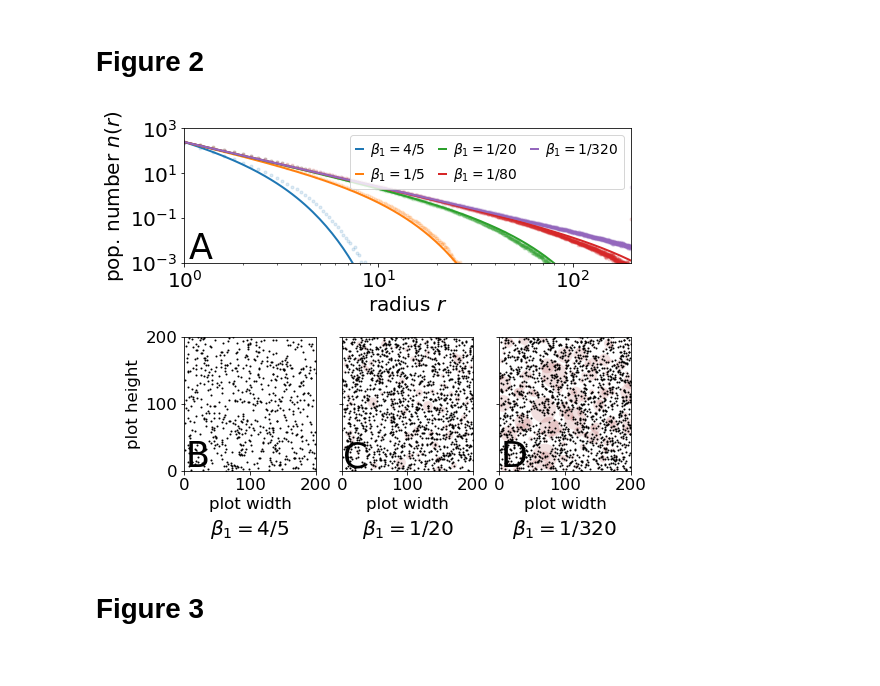
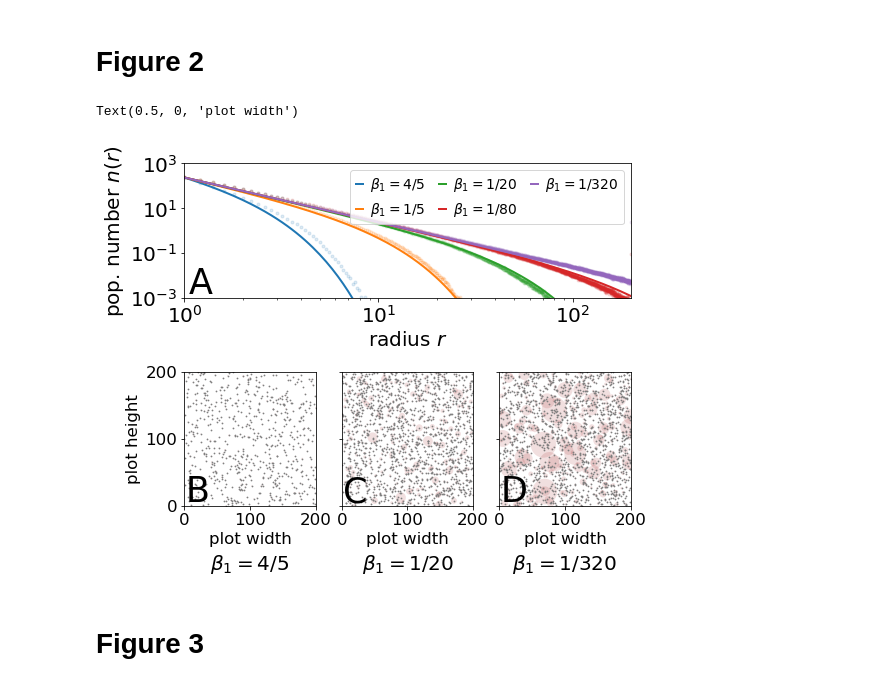
Before and after one commit to eltrompetero/simple_sessile, a Jupyter notebook: plotting (pnas).ipynb, the cells around one changed output. Cells and saved outputs as stored; diff of their text form; code cells hidden in the pictures.

```diff
--- a/plotting (pnas).ipynb
+++ b/plotting (pnas).ipynb
@@ -50,8 +49,6 @@ assert os.path.isdir(imgdr), "Directory in which to save images does not exist."
 # %% [markdown]
 # Figure 2
 # %%
-# is the disagreement from the fact that the "core" of the tree is less likely to have competitors
-# such that you actually don't compete with all of you're area?
 load_pickle('cache/biomass_scaling_w_compet_nu=2.5.p.bak')
 
 for k in nk.keys():
@@ -80,7 +77,7 @@ for i, (rk_, nk_) in enumerate(zip(rk.values(), nk.values())):
     B = (beta1 * xi0 / vareps / rhobar / cr / (1-f))**(nu-1) / (nu-1)
     s = forest.coeffs['area competition']
     dx = rk_[0][1] - rk_[0][0]
-    n0 = g0 / (Abar + cg/dx + A * r0**kappa)
+    n0 = g0 / (Abar + cg/dx + dt * r0**kappa)
 
     y = (n0 * (rk_[0]/r0)**(-1/3 - Abar/cg) *
          np.exp(-B * s / cg / (kappa+2/3) * (rk_[0]**(kappa+2/3) - r0**(kappa+2/3))))
@@ -103,35 +100,39 @@ load_pickle('plotting/biomass_scaling_w_compet_nu=2.5.p')
 ax = [fig.add_subplot(gs[1,i]) for i in range(3)]
 forest[basalRange[0]].plot(ax=ax[0],
                            show_canopy=False,
-                           show_center=True)
+                           show_center=True,
+                           center_kw={'c':'gray','ms':1.5})
 ax[0].text(2, 6, 'B', fontsize=35)
 [el.set_fontsize('small') for el in ax[0].yaxis.get_ticklabels()]
 [el.set_fontsize('small') for el in ax[0].xaxis.get_ticklabels()]
 ax[0].set_title(r'$\beta_1=4/5$', y=-.52, fontsize=20)
 ax[0].set_xlabel('plot width', fontsize='small')
 ax[0].set_ylabel('plot height', fontsize='small')
 
 forest[basalRange[2]].plot(ax=ax[1],
                            show_canopy=False,
                            show_center=True,
+                           center_kw={'c':'gray','ms':1.5},
                            plot_kw={'yticklabels':[]})
 ax[1].text(2, 6, 'C', fontsize=35)
 [el.set_fontsize('small') for el in ax[1].xaxis.get_ticklabels()]
 ax[1].set_title(r'$\beta_1=1/20$', y=-.52, fontsize=20)
 ax[1].set_xlabel('plot width', fontsize='small')
 
 forest[basalRange[4]].plot(ax=ax[2],
                            show_canopy=False,
                            show_center=True,
+                           center_kw={'c':'gray','ms':1.5},
                            plot_kw={'yticklabels':[]})
 ax[2].text(2, 6, 'D', fontsize=35)
 [el.set_fontsize('small') for el in ax[2].xaxis.get_ticklabels()]
 ax[2].set_title(r'$\beta_1=1/320$', y=-.52, fontsize=20)
 ax[2].set_xlabel('plot width', fontsize='small')
 
 fig.savefig(f'{imgdr}/competition_example.pdf', bbox_inches='tight')
 # %% [output]
+Text(0.5, 0, 'plot width')
-[figure, old version]
+[figure, new version]
 # %% [markdown]
 # Figure 3
 # %%
```
Also changed, not shown: parts of 8 cells of this notebook, 1 other file.
